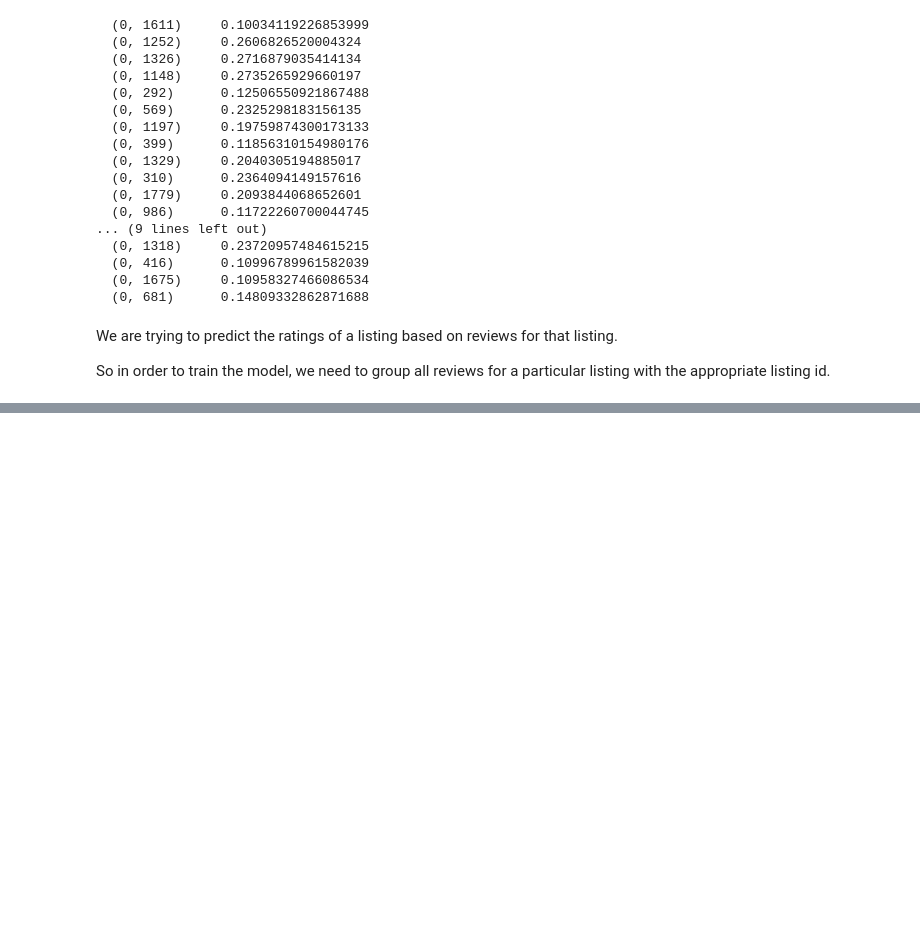
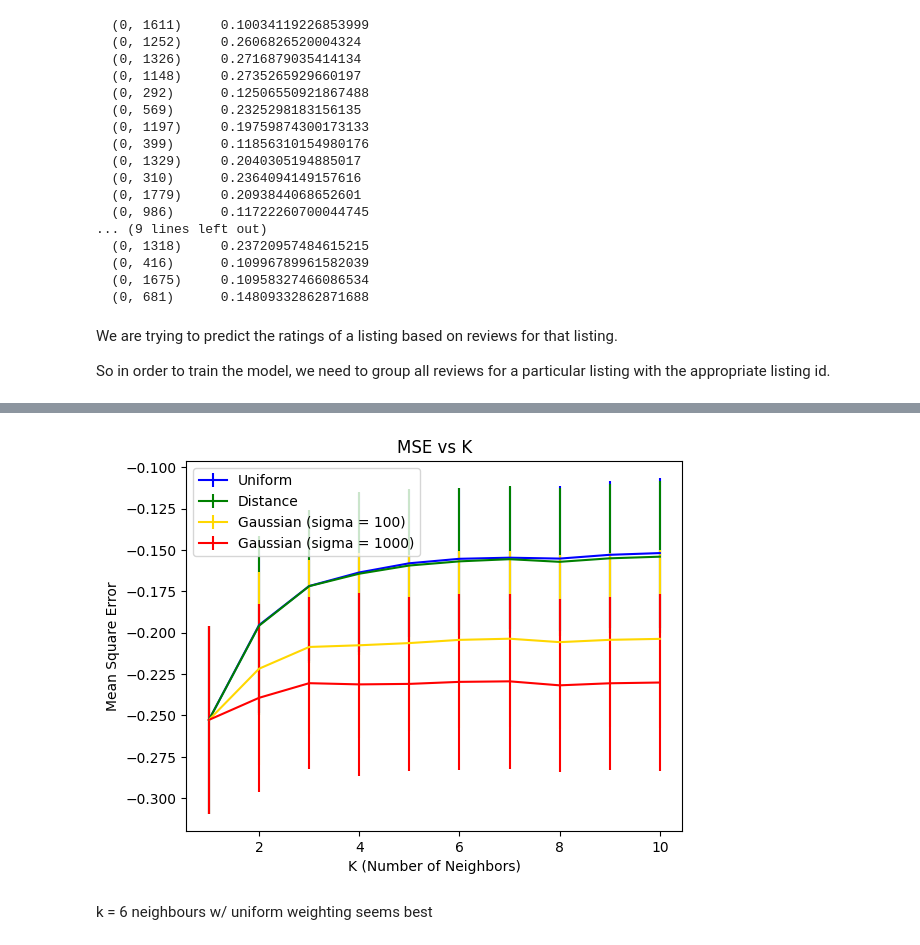
Before and after one commit to JDeasley/airbnb_ratings_predictor, a Jupyter notebook: src/final.ipynb, the cells around one changed output, grey strips where cells are left out. Cells and saved outputs as stored; diff of their text form; code cells hidden in the pictures; blank space fills up the shorter version.

```diff
--- a/src/final.ipynb
+++ b/src/final.ipynb
@@ -196,0 +496,76 @@ So in order to train the model, we need to group all reviews for a particular li
+# %%
+def gaussian_kernel100(distances):
+    weights = np.exp(-100*(distances**2))
+    return weights/np.sum(weights)
+
+def gaussian_kernel1000(distances):
+    weights = np.exp(-1000*(distances**2))
+    return weights/np.sum(weights)
+
+def gaussian_kernel5000(distances):
+    weights = np.exp(-5000*(distances**2))
+    return weights/np.sum(weights)
+# %%
+# CROSS-VALIDATION TO GET K FOR KNN MODEL
+
+from sklearn.neighbors import KNeighborsRegressor
+
+k_range = [1, 2, 3, 4, 5, 6, 7, 8, 9, 10]
+
+# Want a model with uniform weights, a model with distance weights, and a model for each of the three kernels
+# And perform cross-validation on each of these models to get the best k
+
+me_unif = []
+me_dist = []
+me_gaus100 = []
+me_gaus1000 = []
+# me_gaus5000 = []
+
+se_unif = []
+se_dist = []
+se_gaus100 = []
+se_gaus1000 = []
+# se_gaus5000 = []
+
+for k in k_range:
+    print(f'k = {k}')
+
+    # Model with uniform weights, a model with distance weights, and a model for each of the three kernels
+    m_unif = KNeighborsRegressor(n_neighbors=k, weights='uniform')
+    m_dist = KNeighborsRegressor(n_neighbors=k, weights='distance')
+    m_gaus100 = KNeighborsRegressor(n_neighbors=k, weights=gaussian_kernel100)
+    m_gaus1000 = KNeighborsRegressor(n_neighbors=k, weights=gaussian_kernel1000)
+    # m_gaus5000 = KNeighborsRegressor(n_neighbors=k, weights=gaussian_kernel5000)
+
+    kf = KFold(n_splits=5)
+
+    errors_unif = cross_val_score(m_unif, X, Y_rating, cv=kf, scoring='neg_mean_squared_error')
+    errors_dist = cross_val_score(m_dist, X, Y_rating, cv=kf, scoring='neg_mean_squared_error')
+    errors_gaus100 = cross_val_score(m_gaus100, X, Y_rating, cv=kf, scoring='neg_mean_squared_error')
+    errors_gaus1000 = cross_val_score(m_gaus1000, X, Y_rating, cv=kf, scoring='neg_mean_squared_error')
+    # errors_gaus5000 = cross_val_score(m_gaus5000, X, Y_rating, cv=kf, scoring='neg_mean_squared_error')
+
+    me_unif.append(np.array(errors_unif).mean())
+    me_dist.append(np.array(errors_dist).mean())
+    me_gaus100.append(np.array(errors_gaus100).mean())
+    me_gaus1000.append(np.array(errors_gaus1000).mean())
+    # me_gaus5000.append(np.array(errors_gaus5000).mean())
+
+    se_unif.append(np.array(errors_unif).std())
+    se_dist.append(np.array(errors_dist).std())
+    se_gaus100.append(np.array(errors_gaus100).std())
+    se_gaus1000.append(np.array(errors_gaus1000).std())
+    # se_gaus5000.append(np.array(errors_gaus5000).std())
+
+plt.errorbar(k_range,me_unif,yerr=se_unif,color=colors[0],label=f'Uniform')
+plt.errorbar(k_range,me_dist,yerr=se_dist,color=colors[1],label=f'Distance')
+plt.errorbar(k_range,me_gaus100,yerr=se_gaus100,color=colors[2],label=f'Gaussian (sigma = 100)')
+plt.errorbar(k_range,me_gaus1000,yerr=se_gaus1000,color=colors[3],label=f'Gaussian (sigma = 1000)')
+# plt.errorbar(k_range,me_gaus5000,yerr=se_gaus5000,color=colors[4],label=f'Gaussian (sigma = 5000)')
+
+plt.title('MSE vs K')
+plt.xlabel('K (Number of Neighbors)')
+plt.ylabel('Mean Square Error')
+plt.legend()
+plt.show()
+# %% [output]
@@ -196,0 +582,3 @@ So in order to train the model, we need to group all reviews for a particular li
+[figure, added]
+# %% [markdown]
+k = 6 neighbours w/ uniform weighting seems best
```
Also changed, not shown: parts of 28 cells of this notebook, 10 other files.
